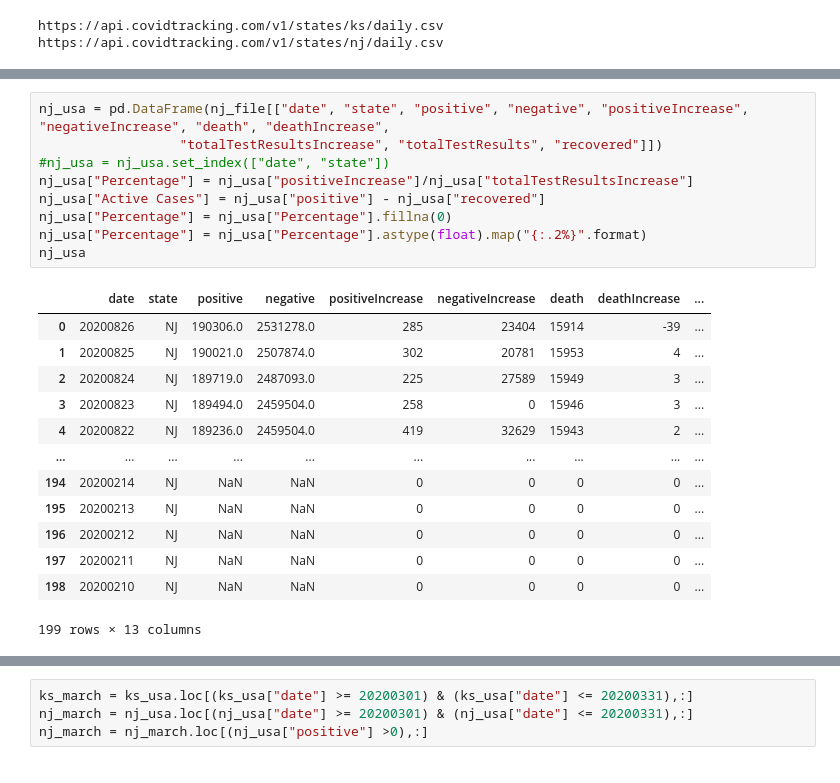
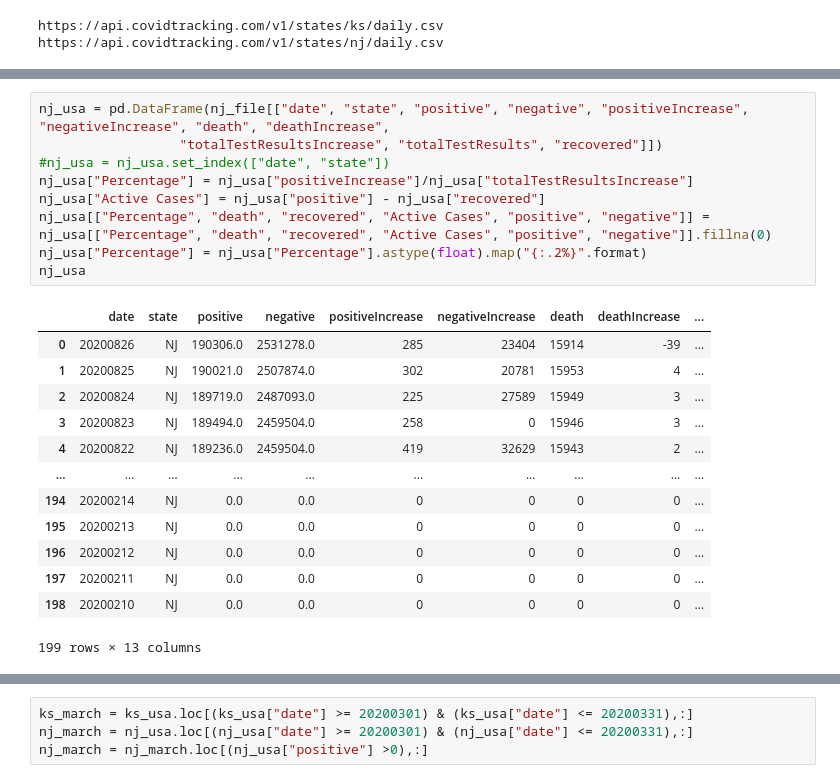
Before and after one commit to adrianstrecker/project-1, a Jupyter notebook: Covid Tracking API to CSV.ipynb, the cells around one changed output, grey strips where cells are left out. Cells and saved outputs as stored; diff of their text form.

```diff
--- a/Covid Tracking API to CSV.ipynb
+++ b/Covid Tracking API to CSV.ipynb
@@ -55,25 +55,25 @@ Index(['date', 'state', 'positive', 'negative', 'pending',
 # %%
 nj_usa = pd.DataFrame(nj_file[["date", "state", "positive", "negative", "positiveIncrease", "negativeIncrease", "death", "deathIncrease",
                   "totalTestResultsIncrease", "totalTestResults", "recovered"]])
 #nj_usa = nj_usa.set_index(["date", "state"])
 nj_usa["Percentage"] = nj_usa["positiveIncrease"]/nj_usa["totalTestResultsIncrease"]
 nj_usa["Active Cases"] = nj_usa["positive"] - nj_usa["recovered"]
-nj_usa["Percentage"] = nj_usa["Percentage"].fillna(0)
+nj_usa[["Percentage", "death", "recovered", "Active Cases", "positive", "negative"]] = nj_usa[["Percentage", "death", "recovered", "Active Cases", "positive", "negative"]].fillna(0)
 nj_usa["Percentage"] = nj_usa["Percentage"].astype(float).map("{:.2%}".format)
 nj_usa
 # %% [output]
 |  | date | state | positive | negative | positiveIncrease | negativeIncrease | death | deathIncrease | ... |
 | 0 | 20200826 | NJ | 190306.0 | 2531278.0 | 285 | 23404 | 15914 | -39 | ... |
 | 1 | 20200825 | NJ | 190021.0 | 2507874.0 | 302 | 20781 | 15953 | 4 | ... |
 | 2 | 20200824 | NJ | 189719.0 | 2487093.0 | 225 | 27589 | 15949 | 3 | ... |
 | 3 | 20200823 | NJ | 189494.0 | 2459504.0 | 258 | 0 | 15946 | 3 | ... |
 | 4 | 20200822 | NJ | 189236.0 | 2459504.0 | 419 | 32629 | 15943 | 2 | ... |
 | ... | ... | ... | ... | ... | ... | ... | ... | ... | ... |
-| 194 | 20200214 | NJ | NaN | NaN | 0 | 0 | 0 | 0 | ... |
-| 195 | 20200213 | NJ | NaN | NaN | 0 | 0 | 0 | 0 | ... |
-| 196 | 20200212 | NJ | NaN | NaN | 0 | 0 | 0 | 0 | ... |
-| 197 | 20200211 | NJ | NaN | NaN | 0 | 0 | 0 | 0 | ... |
-| 198 | 20200210 | NJ | NaN | NaN | 0 | 0 | 0 | 0 | ... |
+| 194 | 20200214 | NJ | 0.0 | 0.0 | 0 | 0 | 0 | 0 | ... |
+| 195 | 20200213 | NJ | 0.0 | 0.0 | 0 | 0 | 0 | 0 | ... |
+| 196 | 20200212 | NJ | 0.0 | 0.0 | 0 | 0 | 0 | 0 | ... |
+| 197 | 20200211 | NJ | 0.0 | 0.0 | 0 | 0 | 0 | 0 | ... |
+| 198 | 20200210 | NJ | 0.0 | 0.0 | 0 | 0 | 0 | 0 | ... |
 199 rows × 13 columns
 # %%
 ks_usa = pd.DataFrame(ks_file[["date", "state", "positive", "negative", "positiveIncrease", "negativeIncrease", "death", "deathIncrease",
```
Also changed, not shown: parts of 3 cells of this notebook, 1 other file.
